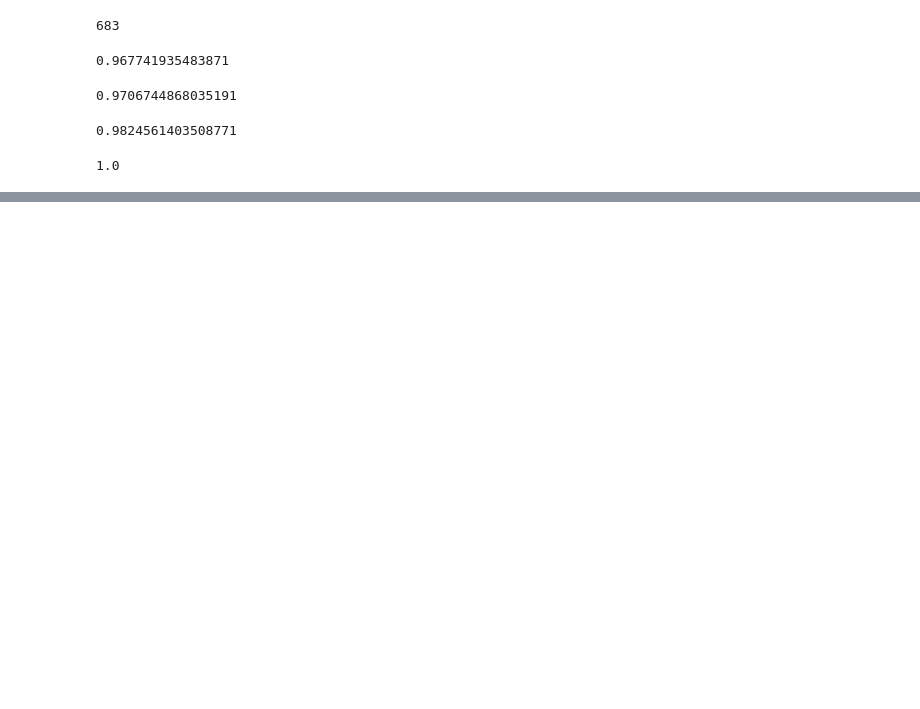
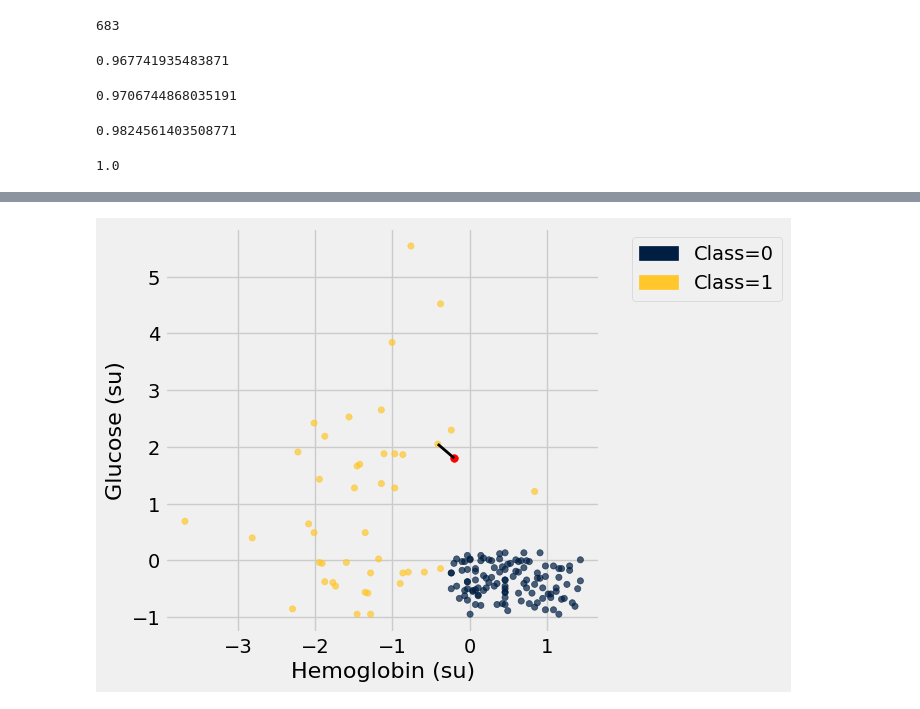
Before and after one commit to ciretorres/python, a Jupyter notebook: data8.3x/week4/sec09_classifiers.ipynb, the cells around one changed output, grey strips where cells are left out. Saved outputs shown, nothing was run; the diff lists cells and outputs as text; code cells hidden in the pictures; blank space fills up the shorter version.

```diff
--- a/data8.3x/week4/sec09_classifiers.ipynb
+++ b/data8.3x/week4/sec09_classifiers.ipynb
@@ -169,0 +199,16 @@ evaluate_accurancy(trainset, trainset, 1)
+# %%
+def standard_units(any_numbers):
+    """Convert any array of numbers to standard units."""
+    return (any_numbers - np.mean(any_numbers)) / np.std(any_numbers)
+
+def standardize(t):
+    """Return a table in which all columns of t are converted to standard units."""
+    t_su = Table()
+    for label in t.labels:
+        t_su = t_su.with_column(label + ' (su)', standard_units(t.column(label)))
+    return t_su
+# %%
+kidney_su = standardize(kidney.drop('Class')).with_column('Class', kidney.column('Class'))
+show_closest(kidney_su, make_array(-0.2, 1.8))
+# %% [output]
+[figure, added]
```
Also changed, not shown: parts of 17 cells of this notebook.
